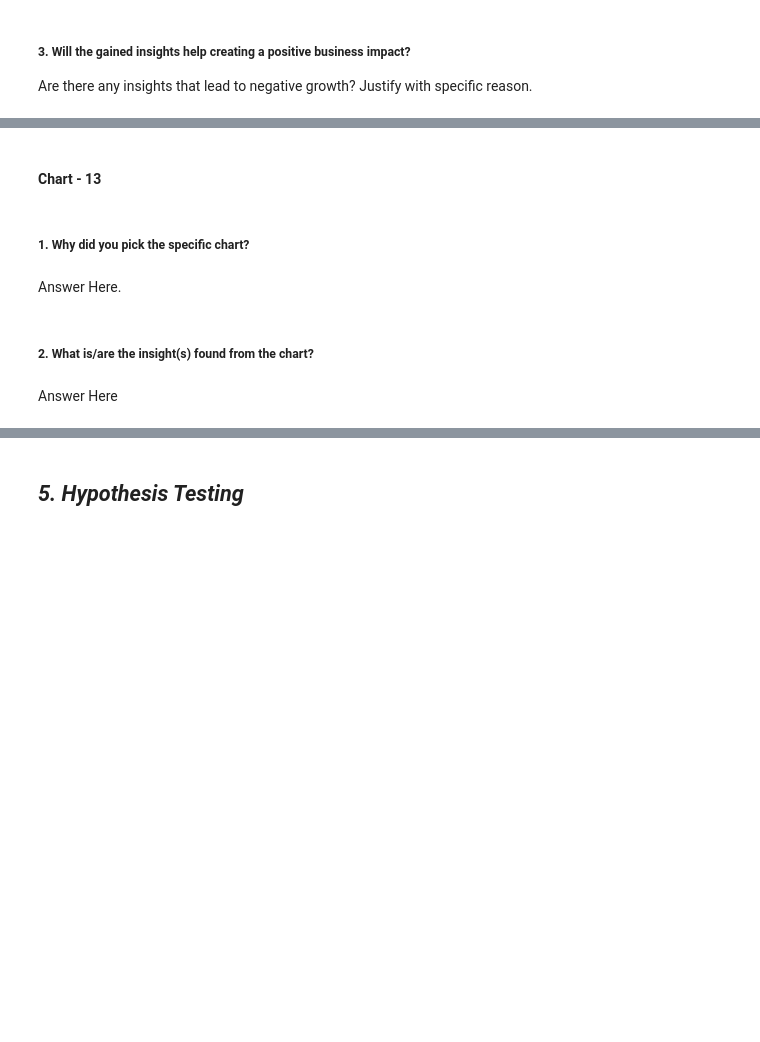
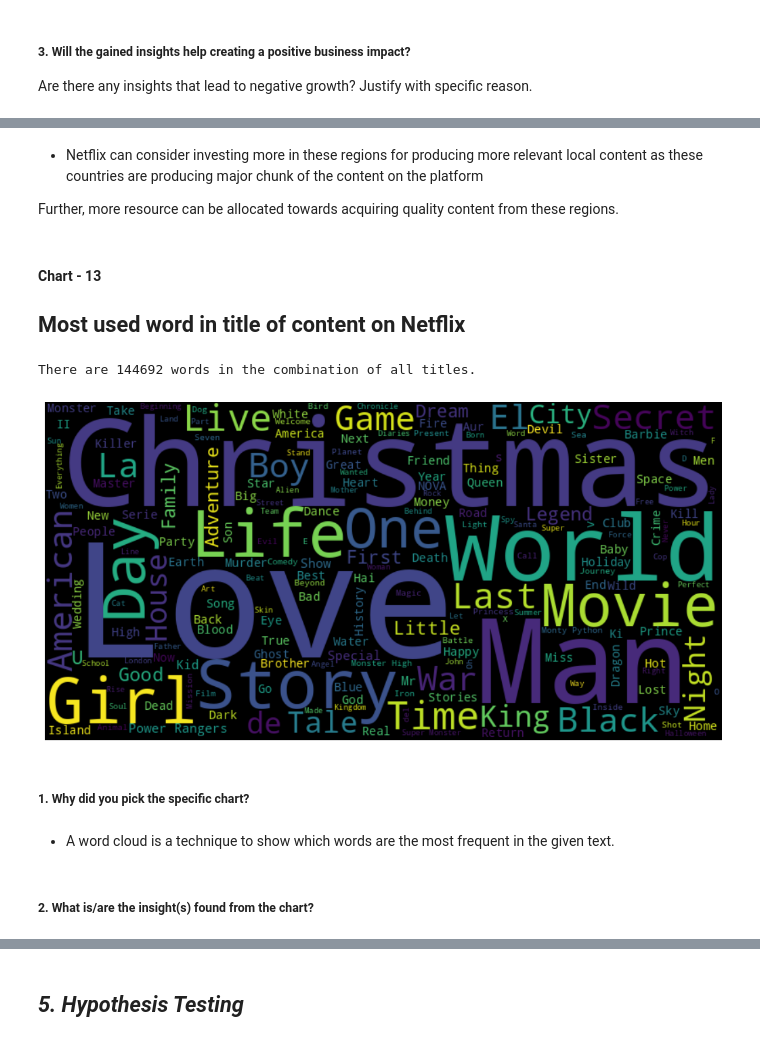
Before and after one commit to Kalpesh-Nandedkar/Netflix-Movies-and-TV-Shows-Clustering, a Jupyter notebook: Netflix_Movies_&_TV_Shows_Clustering.ipynb, the cells around one changed output, grey strips where cells are left out. Drawn from its saved outputs; the diff is of its cells as text; code cells hidden in the pictures; blank space fills up the shorter version.

```diff
--- a/Netflix_Movies_&_TV_Shows_Clustering.ipynb
+++ b/Netflix_Movies_&_TV_Shows_Clustering.ipynb
@@ -950,2 +1036,0 @@ Answer Here
-# %% [markdown]
-#### Chart - 13
@@ -953,0 +1037,7 @@ Answer Here
+# %% [markdown]
+* Netflix can consider investing more in these regions for producing more relevant local content as these countries are producing major chunk of the content on the platform
+
+Further, more resource can be allocated towards acquiring quality content from these regions.
+# %% [markdown]
+#### Chart - 13
+## **Most used word in title of content on Netflix**
@@ -954,8 +1047,23 @@ Answer Here
+# %%
+# Chart - 13 visualization code
+#chcking word cloud from title column
+text = " ".join(topic for topic in df.title.astype(str))
+print ("There are {} words in the combination of all titles.".format(len(text)))
+
+# Create and generate a word cloud image:
+wordcloud = WordCloud(background_color="black", width=800, height=400).generate(text)
+
+plt.axis("off")
+plt.rcParams["figure.figsize"] = (14,6)
+plt.tight_layout(pad=0)
+plt.imshow(wordcloud, interpolation='bilinear')
+plt.show()
+# %% [output]
+There are 144692 words in the combination of all titles.
+[figure, added]
 # %% [markdown]
 ##### 1. Why did you pick the specific chart?
-# %% [markdown]
-Answer Here.
+# %% [markdown]
+* A word cloud is a technique to show which words are the most frequent in the given text.
 # %% [markdown]
 ##### 2. What is/are the insight(s) found from the chart?
-# %% [markdown]
-Answer Here
```
Also changed, not shown: parts of 31 cells of this notebook.
